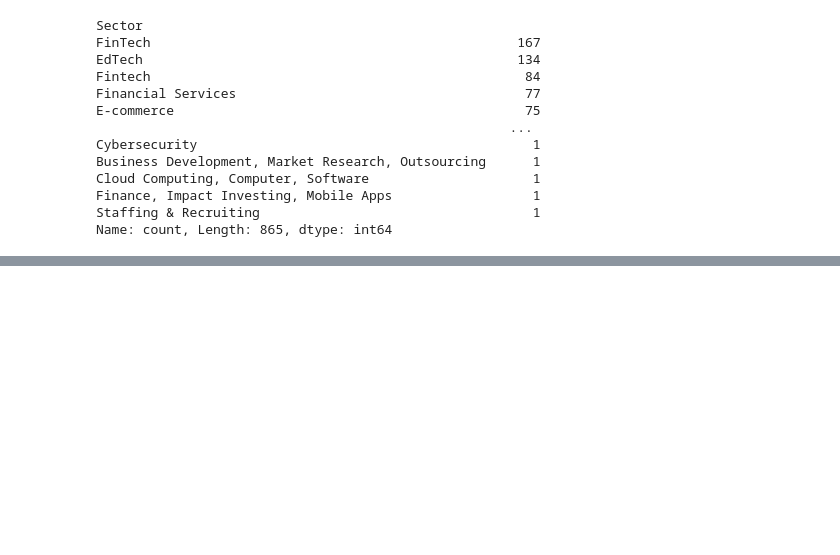
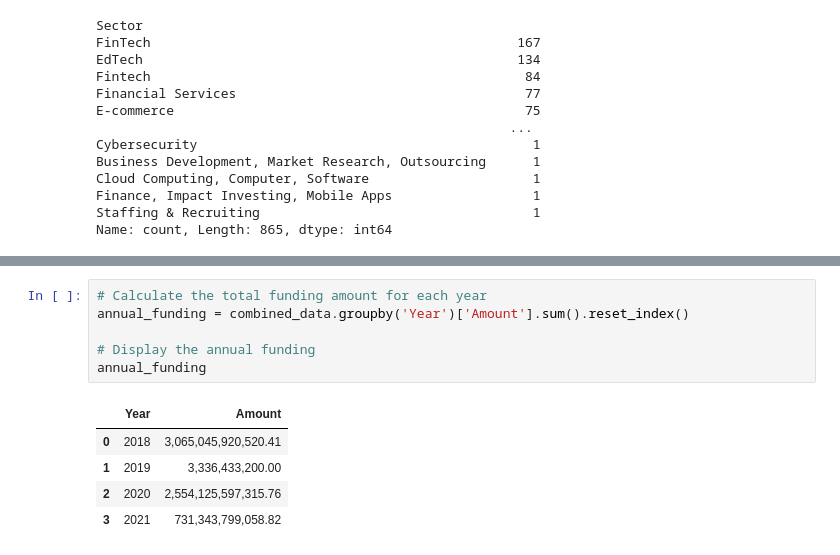
Before and after one commit to MillicentAgyir/Team-Belize-Live-Project-1, a Jupyter notebook: Notebooks/my_notebook.ipynb, the cells around one changed output, grey strips where cells are left out. Saved outputs shown, nothing was run; the diff lists cells and outputs as text; blank space fills up the shorter version.

```diff
--- a/Notebooks/my_notebook.ipynb
+++ b/Notebooks/my_notebook.ipynb
@@ -683,0 +755,12 @@ Name: count, Length: 865, dtype: int64
+# %%
+# Calculate the total funding amount for each year
+annual_funding = combined_data.groupby('Year')['Amount'].sum().reset_index()
+
+# Display the annual funding
+annual_funding
+# %% [output]
+|  | Year | Amount |
+| 0 | 2018 | 3,065,045,920,520.41 |
+| 1 | 2019 | 3,336,433,200.00 |
+| 2 | 2020 | 2,554,125,597,315.76 |
+| 3 | 2021 | 731,343,799,058.82 |
```
Also changed, not shown: parts of 8 cells of this notebook.
